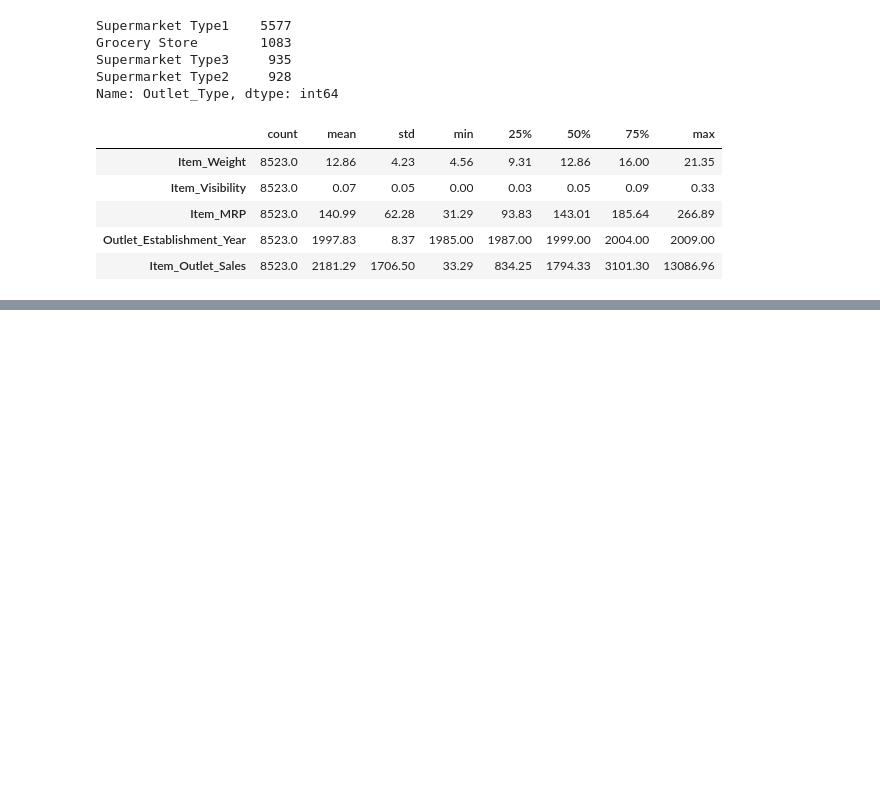
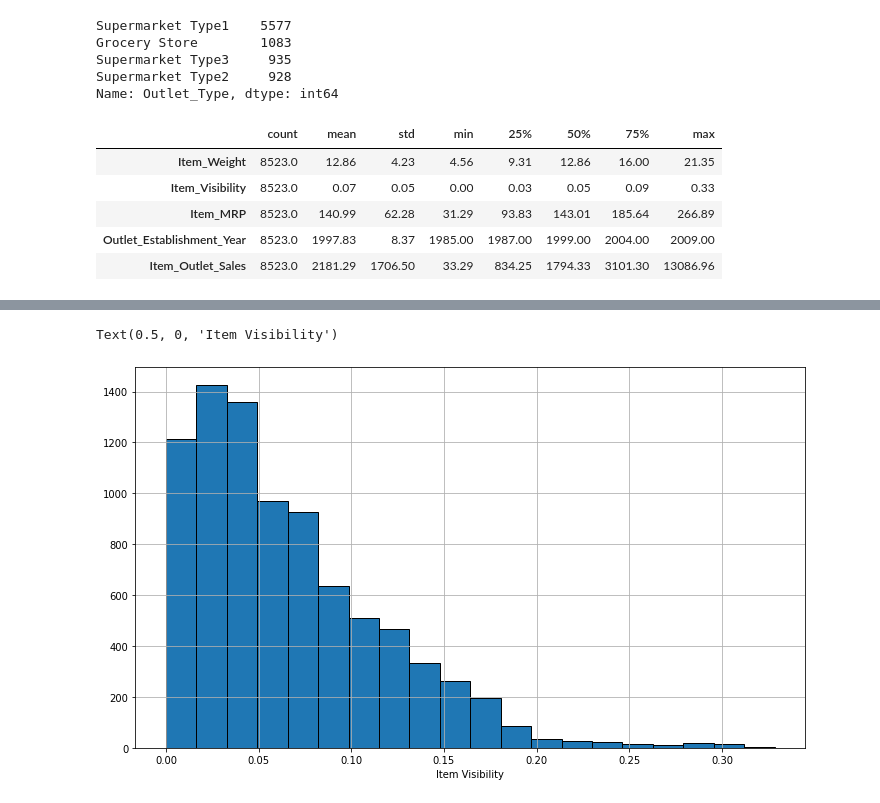
Before and after one commit to rvtovar/sales_predictions, a Jupyter notebook: sales_predictions.ipynb, the cells around one changed output, grey strips where cells are left out. Saved outputs shown, nothing was run; the diff lists cells and outputs as text; code cells hidden in the pictures; blank space fills up the shorter version.

```diff
--- a/sales_predictions.ipynb
+++ b/sales_predictions.ipynb
@@ -178,0 +190,8 @@ df.describe().transpose().round(2)
+# %%
+# item Visibility
+plt.figure(figsize=(12,7))
+df["Item_Visibility"].hist(edgecolor='black', bins=20)
+plt.xlabel("Item Visibility")
+# %% [output]
+Text(0.5, 0, 'Item Visibility')
+[figure, added]
```
Also changed, not shown: parts of 12 cells of this notebook.
